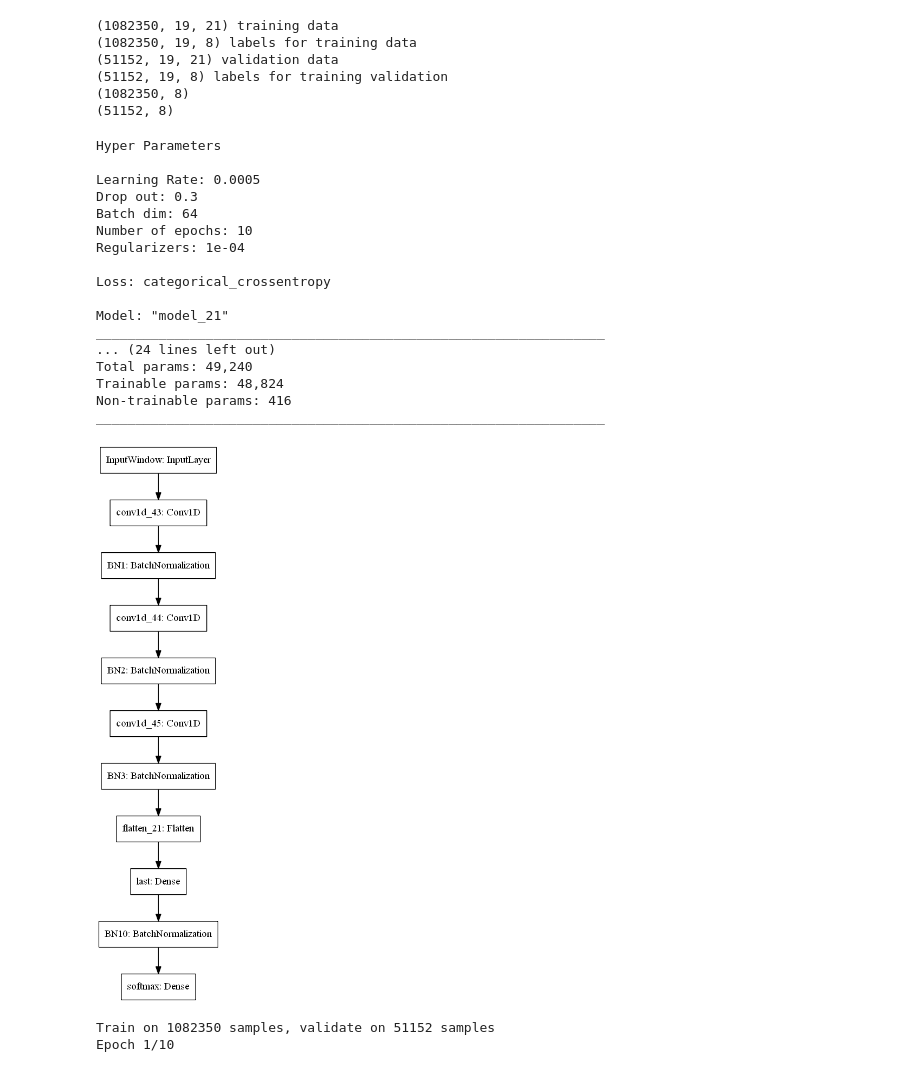
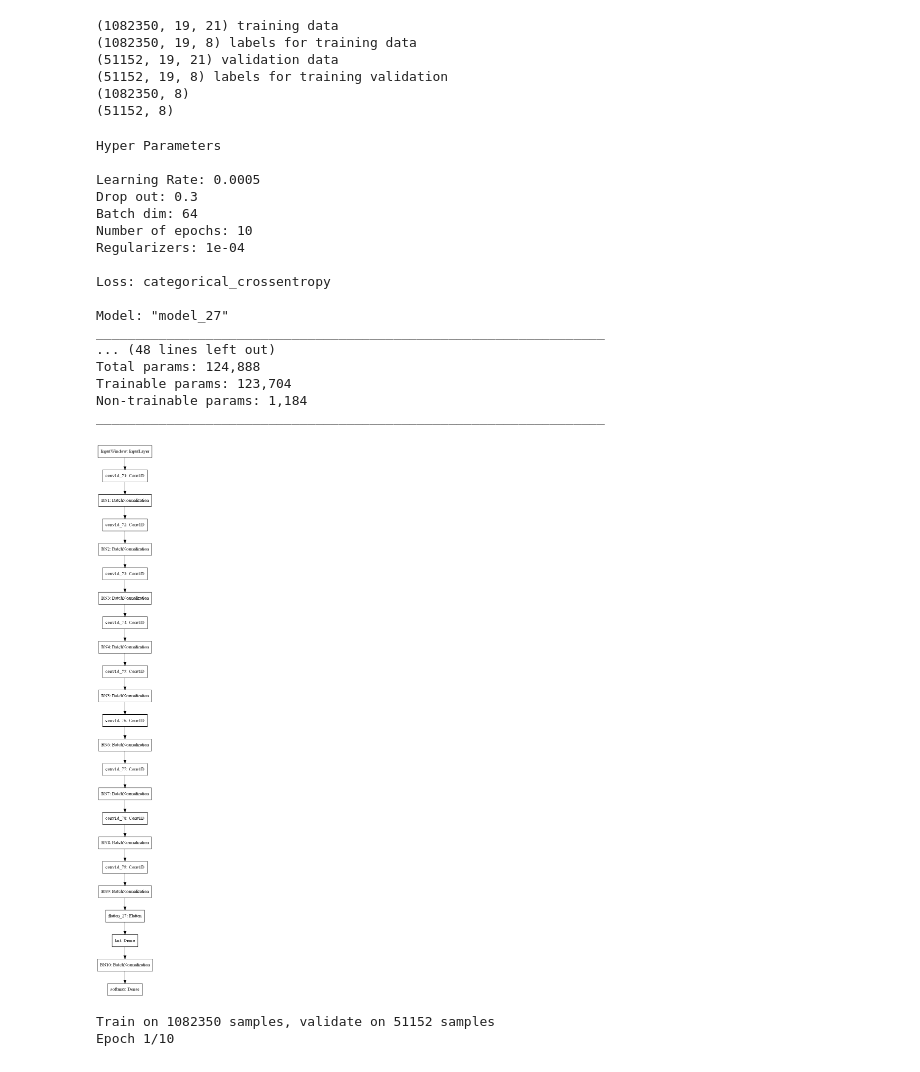
Before and after one commit to Ieremie/Protein-Secondary-Structure-Prediction, a Jupyter notebook: proteinPrediction.ipynb, the cells around one changed output. Drawn from its saved outputs; the diff is of its cells as text; code cells hidden in the pictures.

```diff
--- a/proteinPrediction.ipynb
+++ b/proteinPrediction.ipynb
@@ -345,23 +343,23 @@ conv_3 = BatchNormalization(name='BN3')(conv_3)
 
 
 
-#conv_4 = Conv1D( 64, 3, strides=1, padding='same', activation='relu', use_bias=True, kernel_regularizer=w_reg)(conv_3)
-#conv_4 = BatchNormalization(name='BN4')(conv_4)
-#conv_5 = Conv1D( 64, 3,  strides=1, padding='same', activation='relu', use_bias=True,kernel_regularizer=w_reg)(conv_4)
-#conv_5 = BatchNormalization(name='BN5')(conv_5)
-#conv_6 = Conv1D( 64, 3, strides=1, padding='same', activation='relu', use_bias=True,kernel_regularizer=w_reg)(conv_5)
-#conv_6 = BatchNormalization(name='BN6')(conv_6)
+conv_4 = Conv1D( 64, 3, strides=1, padding='same', activation='relu', use_bias=True, kernel_regularizer=w_reg)(conv_3)
+conv_4 = BatchNormalization(name='BN4')(conv_4)
+conv_5 = Conv1D( 64, 3,  strides=1, padding='same', activation='relu', use_bias=True,kernel_regularizer=w_reg)(conv_4)
+conv_5 = BatchNormalization(name='BN5')(conv_5)
+conv_6 = Conv1D( 64, 3, strides=1, padding='same', activation='relu', use_bias=True,kernel_regularizer=w_reg)(conv_5)
+conv_6 = BatchNormalization(name='BN6')(conv_6)
 
 
-#conv_7 = Conv1D( 64, 3,  strides=1, padding='same', activation='relu', use_bias=True, kernel_regularizer=w_reg)(conv_6)
-#conv_7 = BatchNormalization(name='BN7')(conv_7)
-#conv_8 = Conv1D( 64, 3,  strides=1, padding='same', activation='relu', use_bias=True,kernel_regularizer=w_reg)(conv_7)
-#conv_8 = BatchNormalization(name='BN8')(conv_8)
-#conv_9 = Conv1D( 64, 3,  strides=1, padding='same', activation='relu', use_bias=True,kernel_regularizer=w_reg)(conv_8)
-#conv_9 = BatchNormalization(name='BN9')(conv_9)
+conv_7 = Conv1D( 64, 3,  strides=1, padding='same', activation='relu', use_bias=True, kernel_regularizer=w_reg)(conv_6)
+conv_7 = BatchNormalization(name='BN7')(conv_7)
+conv_8 = Conv1D( 64, 3,  strides=1, padding='same', activation='relu', use_bias=True,kernel_regularizer=w_reg)(conv_7)
+conv_8 = BatchNormalization(name='BN8')(conv_8)
+conv_9 = Conv1D( 64, 3,  strides=1, padding='same', activation='relu', use_bias=True,kernel_regularizer=w_reg)(conv_8)
+conv_9 = BatchNormalization(name='BN9')(conv_9)
 
 
-flatten  = Flatten()(conv_3)
+flatten  = Flatten()(conv_9)
 first_dense = Dense(16, activation='relu', use_bias=True,  kernel_regularizer=w_reg, name='last')(flatten)
 first_dense = BatchNormalization(name='BN10')(first_dense)
 final_model_output = Dense(num_classes, activation = 'softmax', name='softmax')(first_dense)
@@ -370,39 +368,39 @@ m = Model(inputs=conv1_input, outputs=final_model_output)
 
 opt = Adam(lr=LR)
 m.compile(optimizer=opt, loss=loss,metrics=['accuracy', 'mae'])
 
 print("\nHyper Parameters\n")
 print("Learning Rate: " + str(LR))
 print("Drop out: " + str(drop_out))
 print("Batch dim: " + str(batch_dim))
 print("Number of epochs: " + str(nn_epochs))
 print("Regularizers: " + str(w_reg.l2))
 print("\nLoss: " + loss + "\n")
 m.summary()
 
 #import os
 #os.environ["PATH"] += os.pathsep + 'C:/Users/Ieremie/Anaconda3/pkgs/graphviz-2.38-hfd603c8_2/Library/bin'
 
 plot_model(m)#, to_file='model.png')
 # %% [output]
 Hyper Parameters
 
 Learning Rate: 0.0005
 Drop out: 0.3
 Batch dim: 64
 Number of epochs: 10
 Regularizers: 1e-04
 
 Loss: categorical_crossentropy
 
-Model: "model_21"
+Model: "model_27"
 _________________________________________________________________
-... (24 lines left out)
-Total params: 49,240
-Trainable params: 48,824
-Non-trainable params: 416
+... (48 lines left out)
+Total params: 124,888
+Trainable params: 123,704
+Non-trainable params: 1,184
 _________________________________________________________________
-[figure, old version]
+[figure, new version]
 # %%
 LR = 0.0005
 drop_out = 0.3
```
Also changed, not shown: parts of 1 cell of this notebook, 1 other file.
